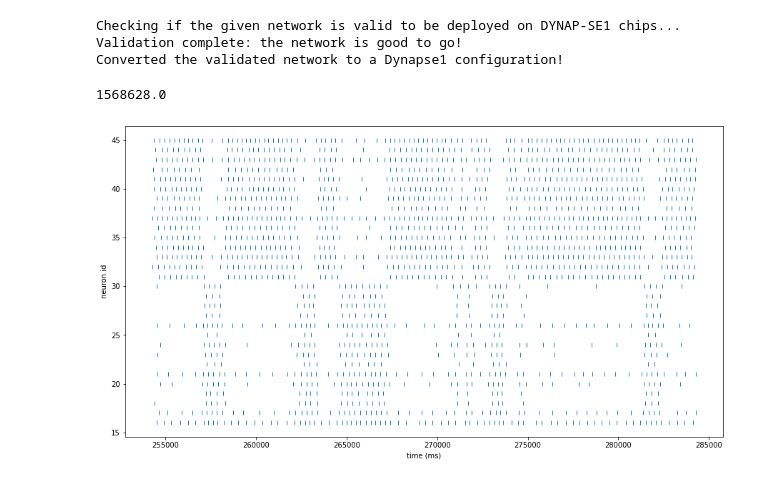
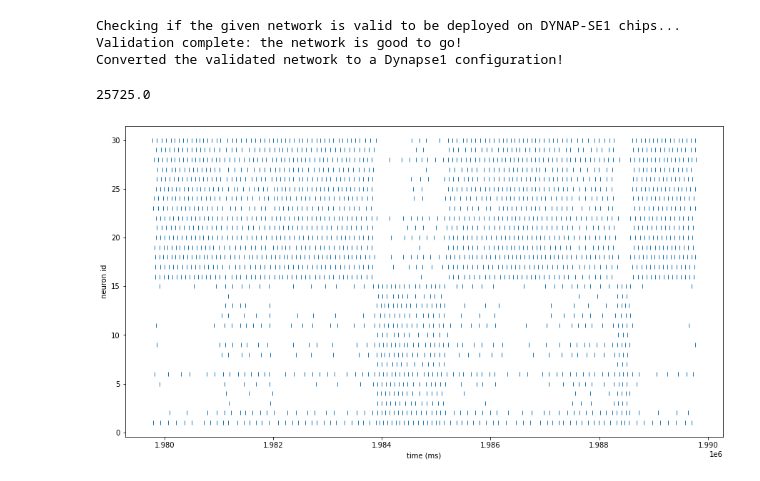
Before and after one commit to neuromorphic-CPG/neuromorphic-CPG, a Jupyter notebook: adaptive_CPG_unit.ipynb, the cells around one changed output. Saved outputs shown, nothing was run; the diff lists cells and outputs as text; code cells hidden in the pictures.

Commit message:
adaptation initial results

```diff
--- a/adaptive_CPG_unit.ipynb
+++ b/adaptive_CPG_unit.ipynb
@@ -61,35 +61,48 @@ Converted the validated network to a Dynapse1 configuration!
 # %%
 # set params
 parameters.set_all_default_params(model)
-parameters.set_param(model, parameters.GABA_B_WEIGHT, (4,255), chip, core)
+parameters.set_param(model, parameters.GABA_B_WEIGHT, (4,240), chip, core)
 # parameters.set_param(model, parameters.NEURON_DC_INPUT, (2,40), chip, core)
-parameters.set_param(model, parameters.NEURON_DC_INPUT, (2,20), chip, core)
-parameters.set_param(model, parameters.ADAPTATION_GAIN, (7,80), chip, core)
-parameters.set_param(model, parameters.ADAPTATION_TIME_CONSTANT, (1,80), chip, core)
-parameters.set_param(model, parameters.ADAPTATION_WEIGHT, (7,80), chip, core)
-parameters.set_param(model, parameters.AMPA_TIME_CONSTANT, (4,80), chip, core)
-# parameters.set_param(model, parameters.ADAPTATION_SOMETHING (3,80), chip, core)
+parameters.set_param(model, parameters.NEURON_DC_INPUT, (3,20), chip, core)
+parameters.set_param(model, parameters.ADAPTATION_GAIN, (0,0), chip, core)
+parameters.set_param(model, parameters.ADAPTATION_TIME_CONSTANT, (0,0), chip, core)
+parameters.set_param(model, parameters.ADAPTATION_WEIGHT, (0,0), chip, core)
+parameters.set_param(model, parameters.AMPA_TIME_CONSTANT, (2,80), chip, core)
+# increasing the ampa time constant increases the leakage so decreases firing.
+
+## WORKING VALUES ##
+# parameters.set_all_default_params(model)
+# parameters.set_param(model, parameters.GABA_B_WEIGHT, (4,255), chip, core)
+# # parameters.set_param(model, parameters.NEURON_DC_INPUT, (2,40), chip, core)
+# parameters.set_param(model, parameters.NEURON_DC_INPUT, (2,20), chip, core)
+# parameters.set_param(model, parameters.ADAPTATION_GAIN, (7,80), chip, core)
+# parameters.set_param(model, parameters.ADAPTATION_TIME_CONSTANT, (1,80), chip, core)
+# parameters.set_param(model, parameters.ADAPTATION_WEIGHT, (7,80), chip, core)
+# parameters.set_param(model, parameters.AMPA_TIME_CONSTANT, (4,80), chip, core)
+# # parameters.set_param(model, parameters.ADAPTATION_SOMETHING (3,80), chip, core)
+
+# once you adjust the dc firing frequency, you need to adjust the gaba weights such that there is alternations. These alternations are there even when the adaptive parameters are not turned on. Then how are they there? To achieve this state the parameter tuning of gaba_b_weights need to very precise. For example (4,235) works but (4,230) doesn't work.
 # %% [output]
-1568628.0
+25725.0
 # %%
-duration = 30
+duration = 10
 
 # poisson_gen.start()
 dynapse.start_graph()
 dynapse.run_simulation(1)
 spikes = dynapse.run_simulation(duration)
 dynapse.stop_graph()
 # poisson_gen.stop()
+
+plt.figure(figsize=[15,8])
+plt.plot([spike.timestamp/1000 for spike in spikes], [spike.id-15 for spike in spikes],'|')
+
+plt.xlabel('time (ms)')
+plt.ylabel('neuron id')
+
+plt.show()
+# %% [output]
+[figure, added]
-# %%
-plt.figure(figsize=[15,8])
-plt.plot([spike.timestamp/1000 for spike in spikes], [spike.id for spike in spikes],'|')
-
-plt.xlabel('time (ms)')
-plt.ylabel('neuron id')
-
-plt.show()
-# %% [output]
-[figure, removed]
 # %%
 def spikes_of_neuron_id(neuron_id):
     neuron_spike_times = []
```
Also changed, not shown: parts of 2 cells of this notebook, 1 other file.
